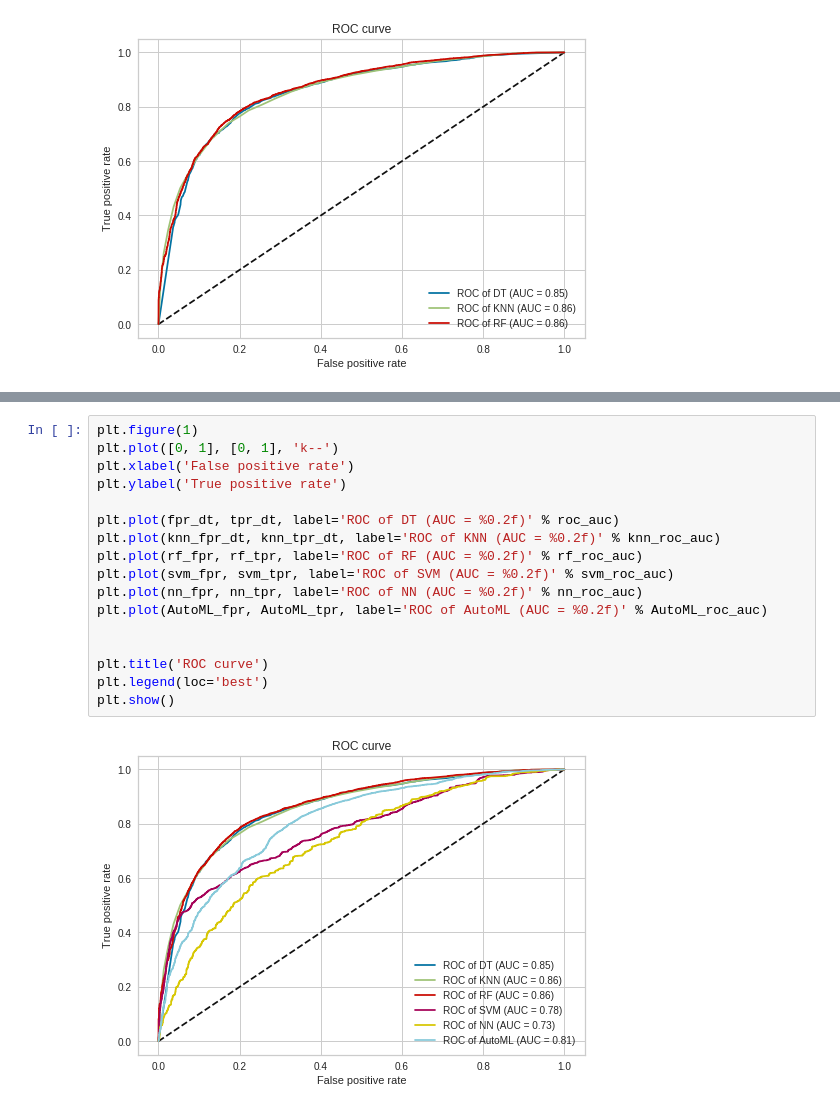
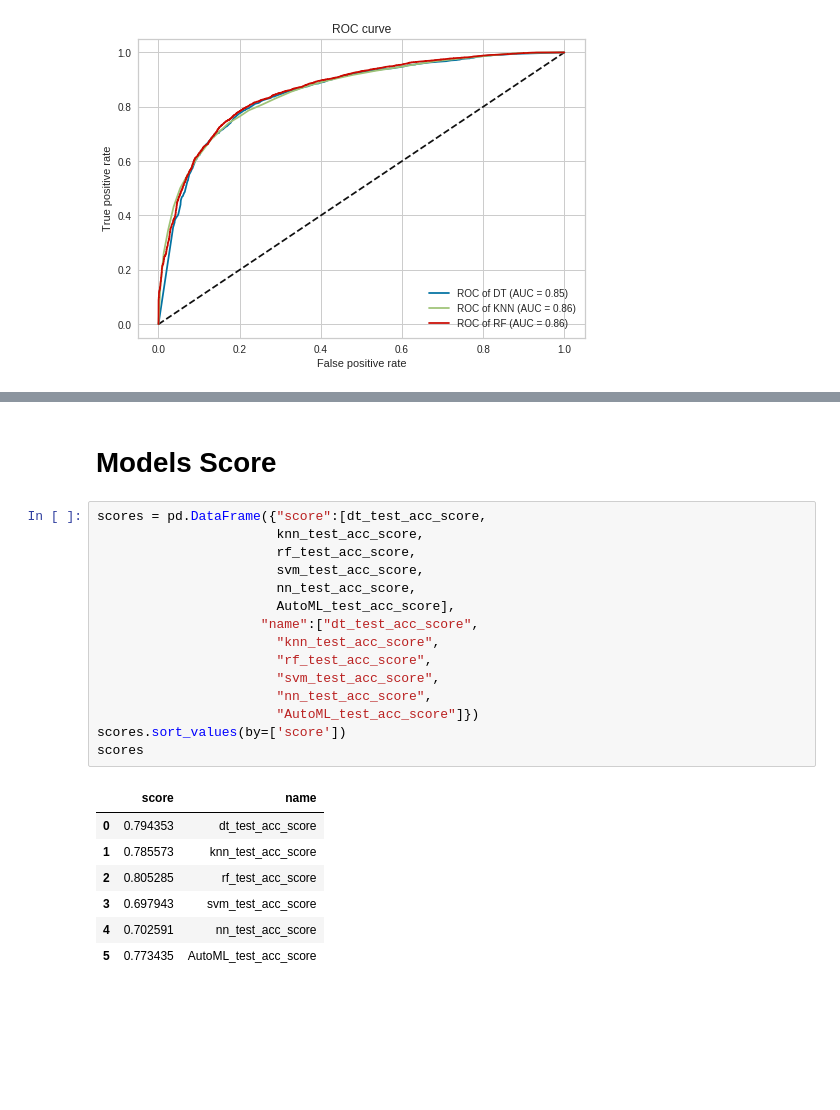
Before and after one commit to ngocbaosp/ML-Projects, a Jupyter notebook: AutoMLProject01.ipynb, the cells around one changed output, grey strips where cells are left out. Saved outputs shown, nothing was run; the diff lists cells and outputs as text; blank space fills up the shorter version.

```diff
--- a/AutoMLProject01.ipynb
+++ b/AutoMLProject01.ipynb
@@ -564,19 +513,25 @@ NameError: ignored
-# %%
-plt.figure(1)
-plt.plot([0, 1], [0, 1], 'k--')
-plt.xlabel('False positive rate')
-plt.ylabel('True positive rate')
-
-plt.plot(fpr_dt, tpr_dt, label='ROC of DT (AUC = %0.2f)' % roc_auc)
-plt.plot(knn_fpr_dt, knn_tpr_dt, label='ROC of KNN (AUC = %0.2f)' % knn_roc_auc)
-plt.plot(rf_fpr, rf_tpr, label='ROC of RF (AUC = %0.2f)' % rf_roc_auc)
-plt.plot(svm_fpr, svm_tpr, label='ROC of SVM (AUC = %0.2f)' % svm_roc_auc)
-plt.plot(nn_fpr, nn_tpr, label='ROC of NN (AUC = %0.2f)' % nn_roc_auc)
-plt.plot(AutoML_fpr, AutoML_tpr, label='ROC of AutoML (AUC = %0.2f)' % AutoML_roc_auc)
-
-
-plt.title('ROC curve')
-plt.legend(loc='best')
-plt.show()
-# %% [output]
-[figure, removed]
+# %% [markdown]
+# Models Score
+# %%
+scores = pd.DataFrame({"score":[dt_test_acc_score,
+                       knn_test_acc_score,
+                       rf_test_acc_score,
+                       svm_test_acc_score,
+                       nn_test_acc_score,
+                       AutoML_test_acc_score],
+                     "name":["dt_test_acc_score",
+                       "knn_test_acc_score",
+                       "rf_test_acc_score",
+                       "svm_test_acc_score",
+                       "nn_test_acc_score",
+                       "AutoML_test_acc_score"]})
+scores.sort_values(by=['score'])
+scores
+# %% [output]
+|  | score | name |
+| 0 | 0.794353 | dt_test_acc_score |
+| 1 | 0.785573 | knn_test_acc_score |
+| 2 | 0.805285 | rf_test_acc_score |
+| 3 | 0.697943 | svm_test_acc_score |
+| 4 | 0.702591 | nn_test_acc_score |
+| 5 | 0.773435 | AutoML_test_acc_score |
```
Also changed, not shown: parts of 13 cells of this notebook.
